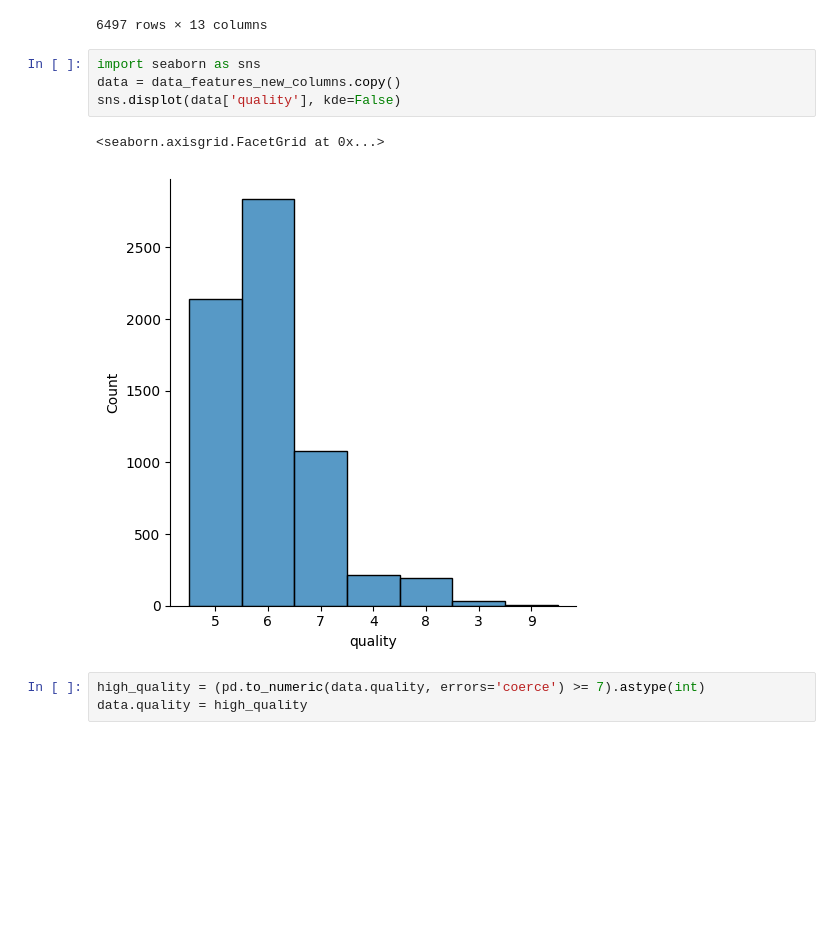
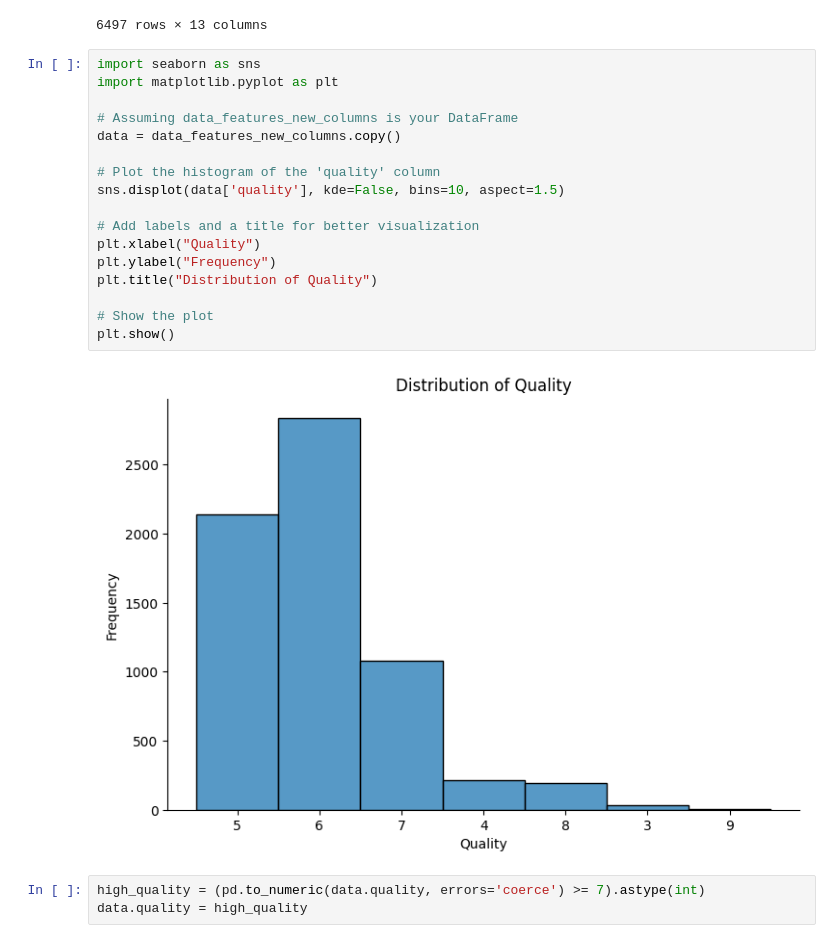
Before and after one commit to djones9richmondedu/DataBricks, a Jupyter notebook: Wine Quality.ipynb, the cells around one changed output. Drawn from its saved outputs; the diff is of its cells as text; blank space fills up the shorter version.

```diff
--- a/Wine Quality.ipynb
+++ b/Wine Quality.ipynb
@@ -223,13 +241,25 @@ data_features_new_columns
 | 4896 | 5.5 | 0.29 | 0.3 | 1.1 | 0.022 | 20 | ... |
 | 4897 | 6 | 0.21 | 0.38 | 0.8 | 0.02 | 22 | ... |
 6497 rows × 13 columns
-# %%
-import seaborn as sns
-data = data_features_new_columns.copy()
-sns.displot(data['quality'], kde=False)
-# %% [output]
-<seaborn.axisgrid.FacetGrid at 0x...>
-[figure, removed]
+# %%
+import seaborn as sns
+import matplotlib.pyplot as plt
+
+# Assuming data_features_new_columns is your DataFrame
+data = data_features_new_columns.copy()
+
+# Plot the histogram of the 'quality' column
+sns.displot(data['quality'], kde=False, bins=10, aspect=1.5)
+
+# Add labels and a title for better visualization
+plt.xlabel("Quality")
+plt.ylabel("Frequency")
+plt.title("Distribution of Quality")
+
+# Show the plot
+plt.show()
+# %% [output]
+[figure, added]
 # %%
 high_quality = (pd.to_numeric(data.quality, errors='coerce') >= 7).astype(int)
 data.quality = high_quality
```
Also changed, not shown: parts of 7 cells of this notebook, 3 other files.
